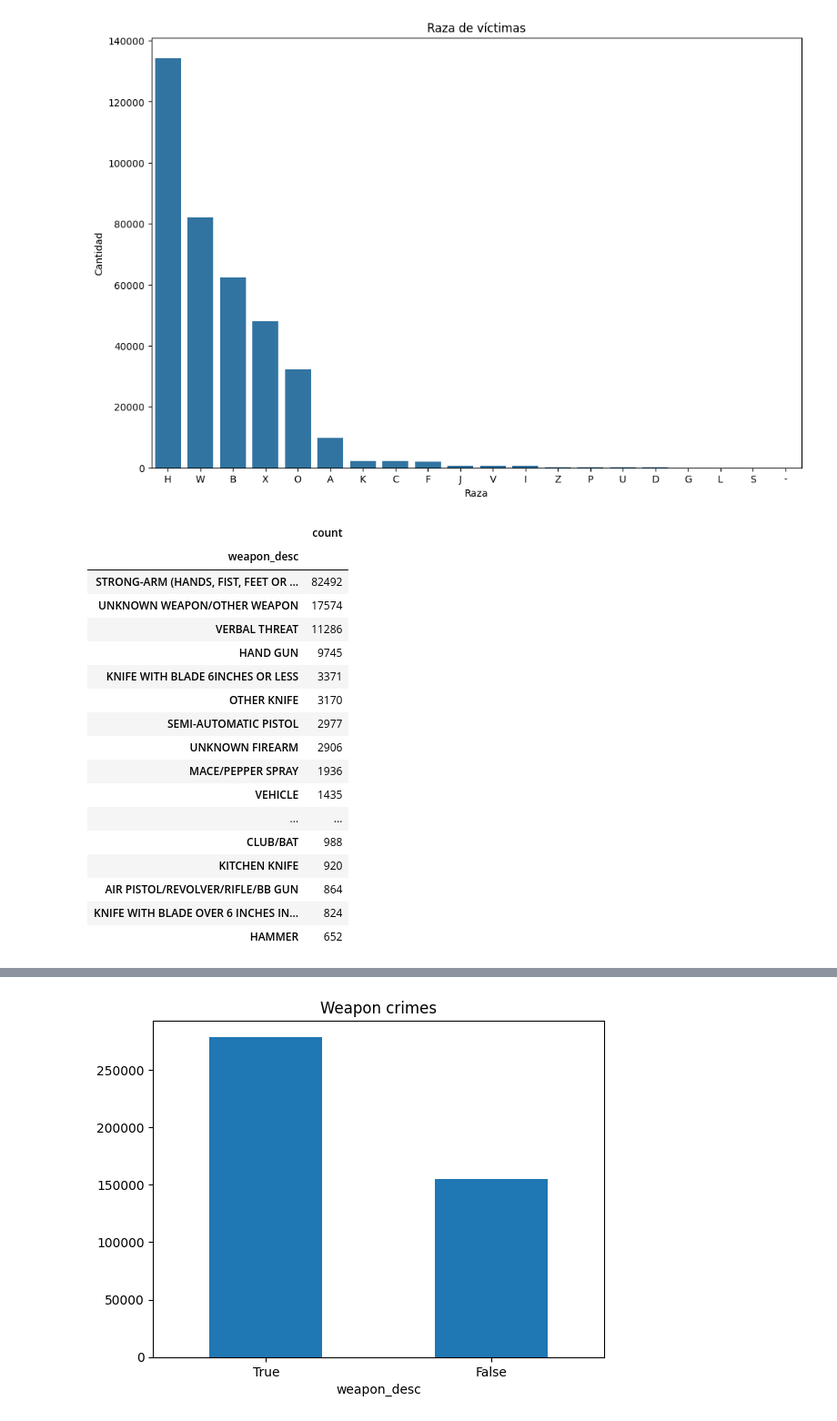
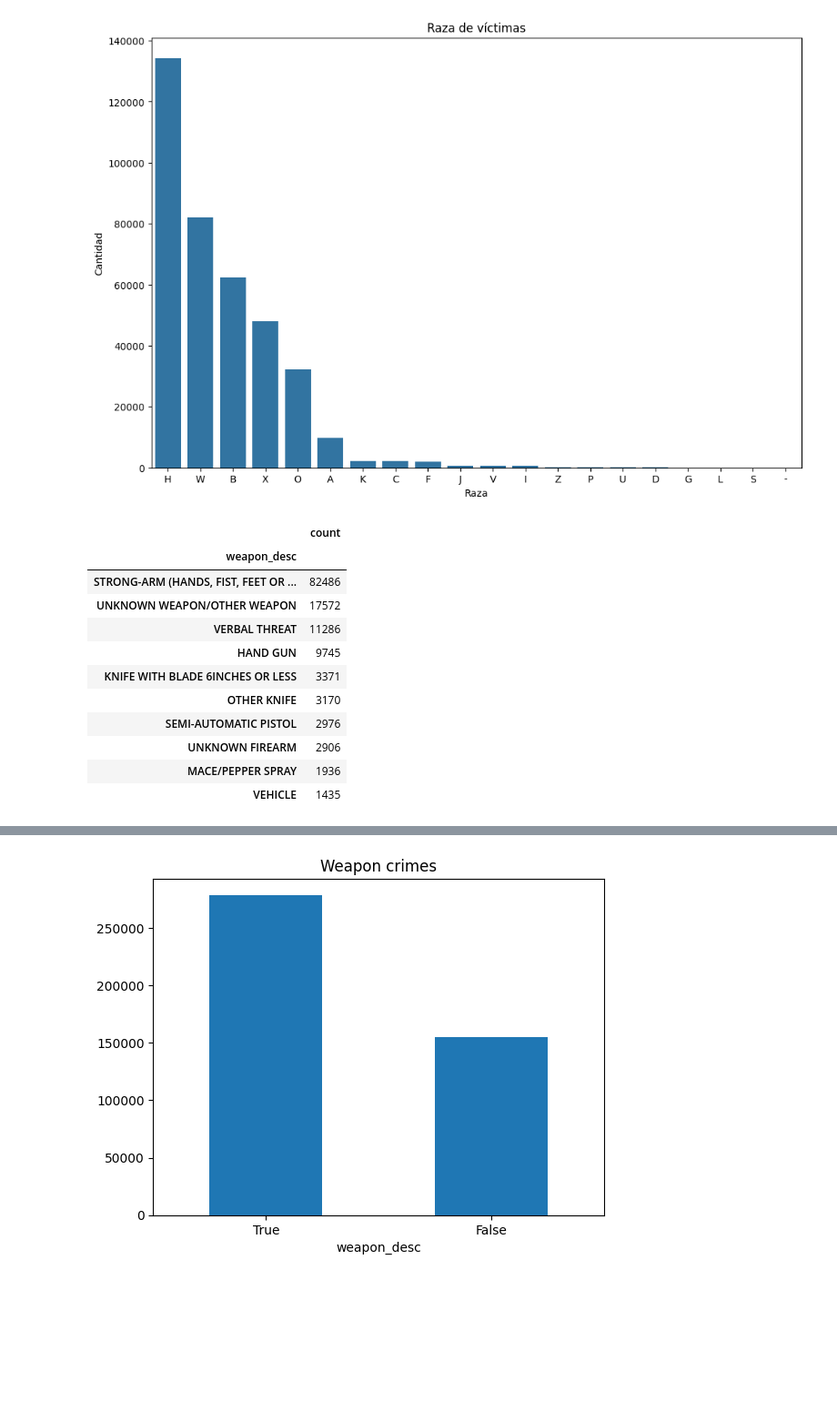
Before and after one commit to orj93/final_proyect_crime, a Jupyter notebook: src/EDA.ipynb, the cells around one changed output, grey strips where cells are left out. Shown at 91% size. Cells and saved outputs as stored; diff of their text form; code cells hidden in the pictures; blank space fills up the shorter version.

```diff
--- a/src/EDA.ipynb
+++ b/src/EDA.ipynb
@@ -115,2 +114,0 @@ memory usage: 67.6+ MB
-# %%
-total_data = total_data[total_data['date_occ'].dt.year >= 2020]
@@ -116,0 +130,2 @@ total_data = total_data[total_data['date_occ'].dt.year >= 2020]
+# %%
+total_data=total_data.loc[(total_data['vict_sex']=='M')|(total_data['vict_sex']=='F')|(total_data['vict_sex']=='X')|(total_data['vict_sex'].isnull())]
@@ -333,28 +319,22 @@ plt.show()
 # %% [output]
 [figure]
 # %%
-weapon_desc=total_data.value_counts("weapon_desc")
+weapon_desc=total_data.value_counts("weapon_desc")[0:20]
 weapon_desc=pd.DataFrame(weapon_desc)
-weapon_desc.head(20)
+weapon_desc.head(10)
 # %% [output]
 |  | count |
 | weapon_desc |  |
-| STRONG-ARM (HANDS, FIST, FEET OR ... | 82492 |
-| UNKNOWN WEAPON/OTHER WEAPON | 17574 |
+| STRONG-ARM (HANDS, FIST, FEET OR ... | 82486 |
+| UNKNOWN WEAPON/OTHER WEAPON | 17572 |
 | VERBAL THREAT | 11286 |
 | HAND GUN | 9745 |
 | KNIFE WITH BLADE 6INCHES OR LESS | 3371 |
 | OTHER KNIFE | 3170 |
-| SEMI-AUTOMATIC PISTOL | 2977 |
+| SEMI-AUTOMATIC PISTOL | 2976 |
 | UNKNOWN FIREARM | 2906 |
 | MACE/PEPPER SPRAY | 1936 |
 | VEHICLE | 1435 |
-| ... | ... |
-| CLUB/BAT | 988 |
-| KITCHEN KNIFE | 920 |
-| AIR PISTOL/REVOLVER/RIFLE/BB GUN | 864 |
-| KNIFE WITH BLADE OVER 6 INCHES IN... | 824 |
-| HAMMER | 652 |
 # %%
 plt.figure(figsize=(12, 8))
 
```
Also changed, not shown: parts of 55 cells of this notebook, 1 other file.
